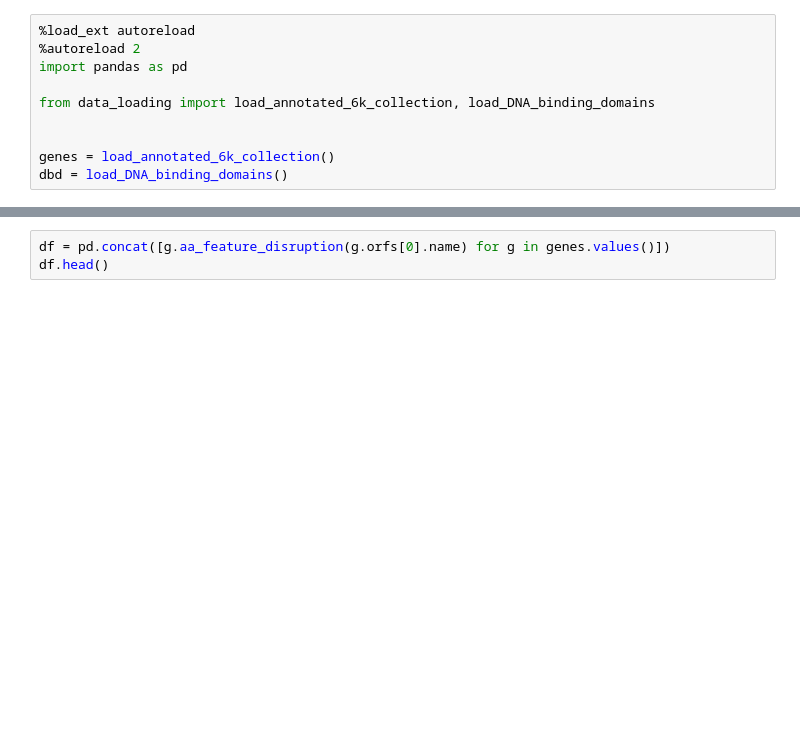
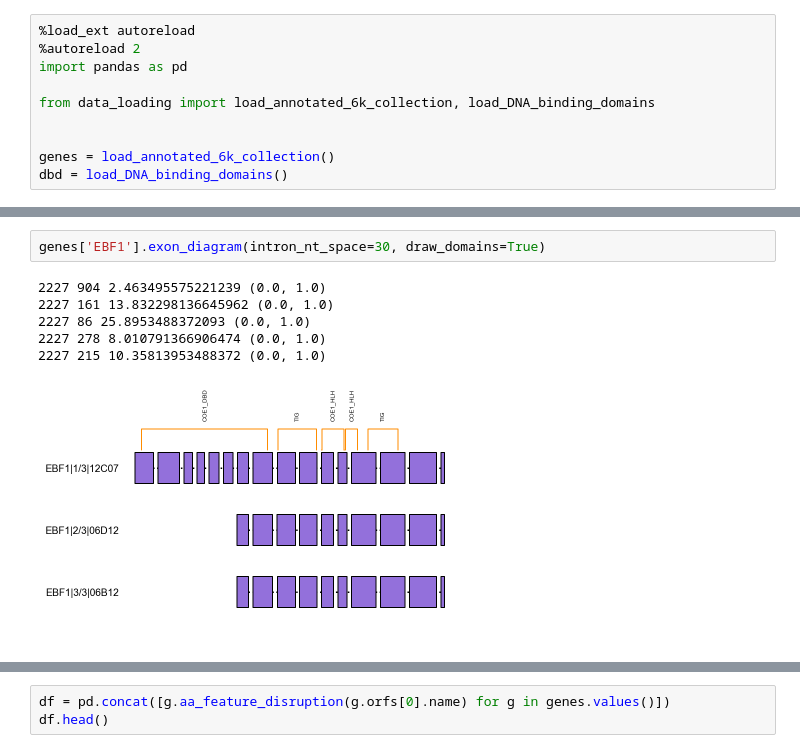
Before and after one commit to CCSB-DFCI/TF_isoforms_paper, a Jupyter notebook: analysis/i_integrative_analysis/oo_code_explore.ipynb, the cells around one changed output, grey strips where cells are left out. Saved outputs shown, nothing was run; the diff lists cells and outputs as text; blank space fills up the shorter version.

```diff
--- a/analysis/i_integrative_analysis/oo_code_explore.ipynb
+++ b/analysis/i_integrative_analysis/oo_code_explore.ipynb
@@ -10,0 +16,9 @@ dbd = load_DNA_binding_domains()
+# %%
+genes['EBF1'].exon_diagram(intron_nt_space=30, draw_domains=True)
+# %% [output]
+2227 904 2.463495575221239 (0.0, 1.0)
+2227 161 13.832298136645962 (0.0, 1.0)
+2227 86 25.8953488372093 (0.0, 1.0)
+2227 278 8.010791366906474 (0.0, 1.0)
+2227 215 10.35813953488372 (0.0, 1.0)
+[figure, added]
```
Also changed, not shown: parts of 4 cells of this notebook, 1 other file.
